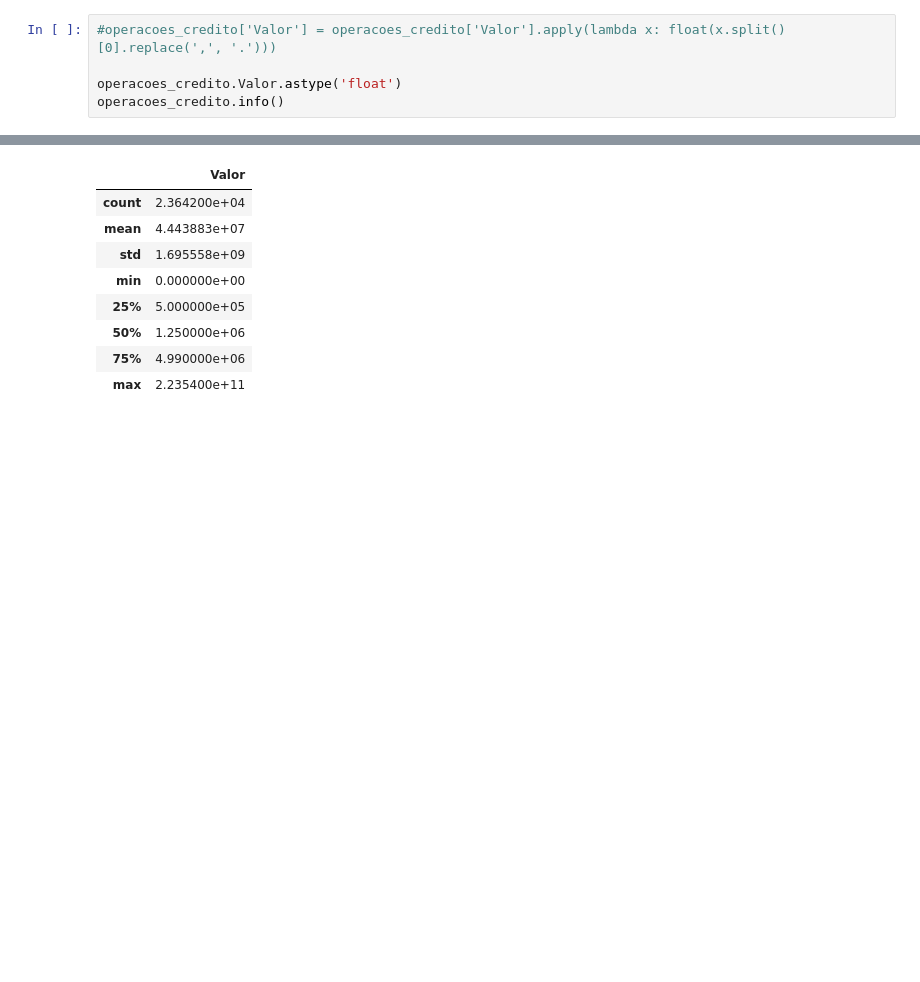
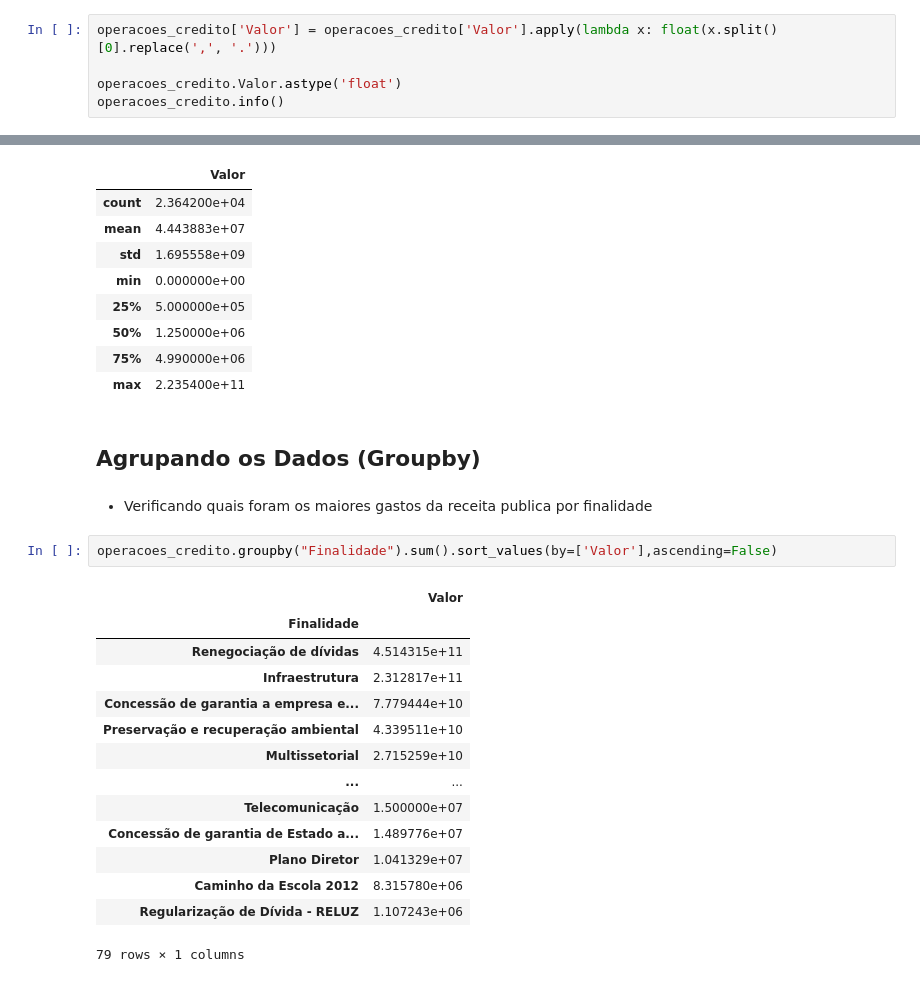
Before and after one commit to wmatossouza/projetoIA, a Jupyter notebook: analise_operacoes.ipynb, the cells around one changed output, grey strips where cells are left out. Cells and saved outputs as stored; diff of their text form; blank space fills up the shorter version.

Commit message:
agrupando os dados

```diff
--- a/analise_operacoes.ipynb
+++ b/analise_operacoes.ipynb
@@ -44,5 +44,5 @@ memory usage: 2.5+ MB
 # %%
-#operacoes_credito['Valor'] = operacoes_credito['Valor'].apply(lambda x: float(x.split()[0].replace(',', '.')))
+operacoes_credito['Valor'] = operacoes_credito['Valor'].apply(lambda x: float(x.split()[0].replace(',', '.')))
 
 operacoes_credito.Valor.astype('float')
 operacoes_credito.info()
@@ -225,3 +248,24 @@ operacoes_credito.describe()
 | 50% | 1.250000e+06 |
 | 75% | 4.990000e+06 |
 | max | 2.235400e+11 |
+# %% [markdown]
+## Agrupando os Dados (Groupby)
+# %% [markdown]
+* Verificando quais foram os maiores gastos da receita publica por finalidade
+# %%
+operacoes_credito.groupby("Finalidade").sum().sort_values(by=['Valor'],ascending=False)
+# %% [output]
+|  | Valor |
+| Finalidade |  |
+| Renegociação de dívidas | 4.514315e+11 |
+| Infraestrutura | 2.312817e+11 |
+| Concessão de garantia a empresa e... | 7.779444e+10 |
+| Preservação e recuperação ambiental | 4.339511e+10 |
+| Multissetorial | 2.715259e+10 |
+| ... | ... |
+| Telecomunicação | 1.500000e+07 |
+| Concessão de garantia de Estado a... | 1.489776e+07 |
+| Plano Diretor | 1.041329e+07 |
+| Caminho da Escola 2012 | 8.315780e+06 |
+| Regularização de Dívida - RELUZ | 1.107243e+06 |
+79 rows × 1 columns
```
Also changed, not shown: parts of 16 cells of this notebook.
